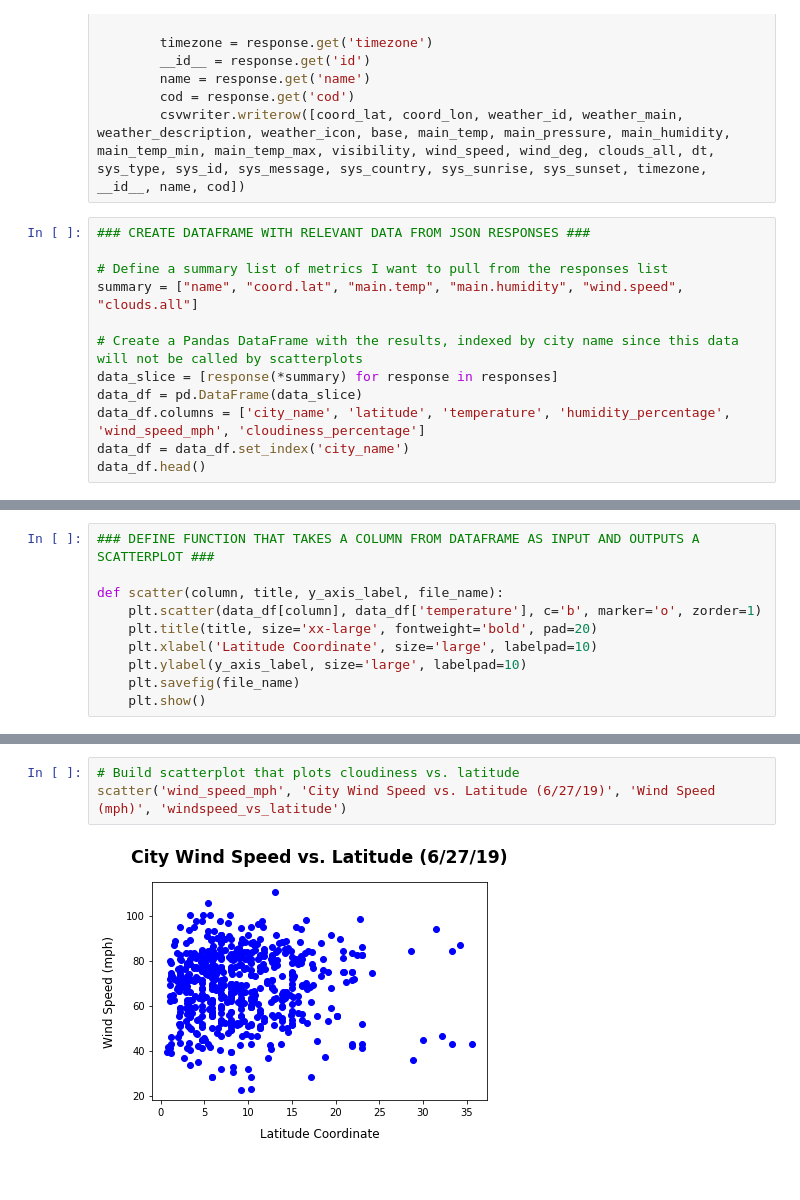
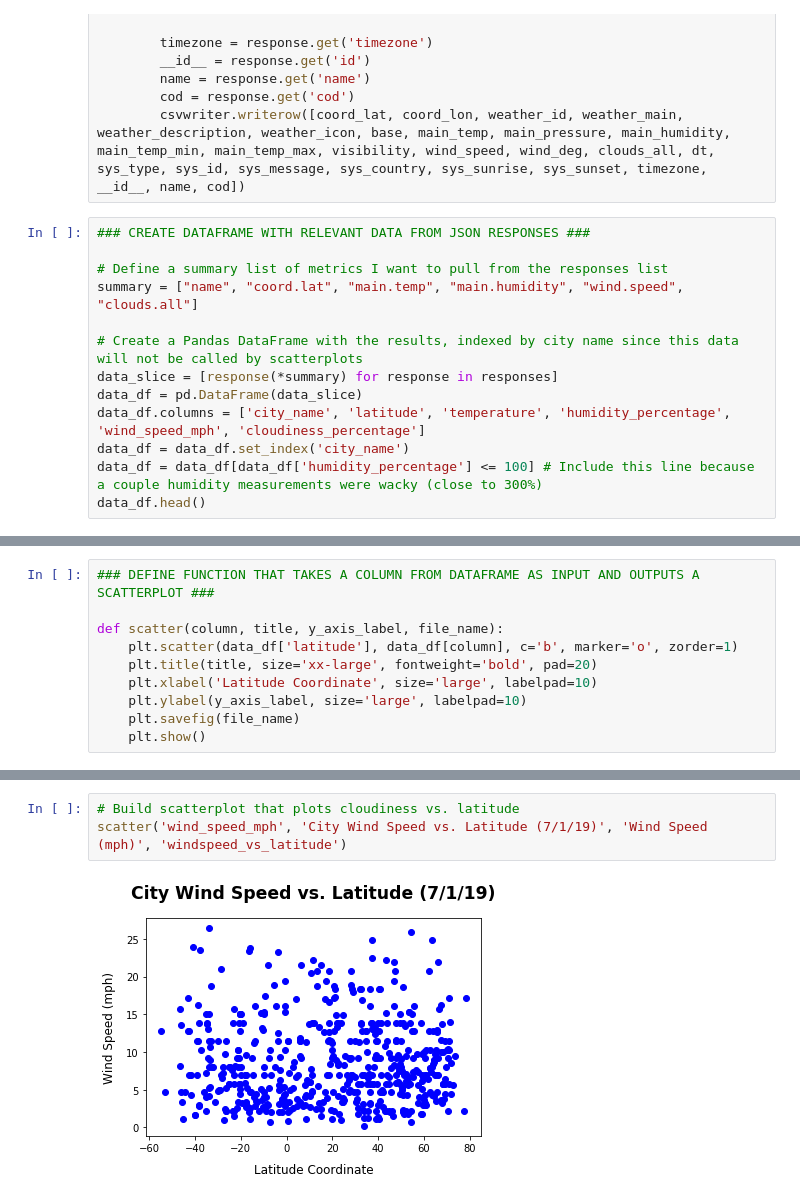
Before and after one commit to dpkeyes/Weather-Analysis-Python, a Jupyter notebook: weatherpy.ipynb, the cells around one changed output, grey strips where cells are left out. Drawn from its saved outputs; the diff is of its cells as text.

```diff
--- a/weatherpy.ipynb
+++ b/weatherpy.ipynb
@@ -152,6 +153,7 @@ data_slice = [response(*summary) for response in responses]
 data_df = pd.DataFrame(data_slice)
 data_df.columns = ['city_name', 'latitude', 'temperature', 'humidity_percentage', 'wind_speed_mph', 'cloudiness_percentage']
 data_df = data_df.set_index('city_name')
+data_df = data_df[data_df['humidity_percentage'] <= 100] # Include this line because a couple humidity measurements were wacky (close to 300%)
 data_df.head()
 # %% [output]
 |  | latitude | temperature | humidity_percentage | wind_speed_mph | cloudiness_percentage |
@@ -165,7 +167,7 @@ data_df.head()
 ### DEFINE FUNCTION THAT TAKES A COLUMN FROM DATAFRAME AS INPUT AND OUTPUTS A SCATTERPLOT ###
 
 def scatter(column, title, y_axis_label, file_name):
-    plt.scatter(data_df[column], data_df['temperature'], c='b', marker='o', zorder=1)
+    plt.scatter(data_df['latitude'], data_df[column], c='b', marker='o', zorder=1)
     plt.title(title, size='xx-large', fontweight='bold', pad=20)
     plt.xlabel('Latitude Coordinate', size='large', labelpad=10)
     plt.ylabel(y_axis_label, size='large', labelpad=10)
@@ -189,5 +191,5 @@ scatter('cloudiness_percentage', 'City Cloudiness vs. Latitude (6/27/19)', 'Clou
 # %%
 # Build scatterplot that plots cloudiness vs. latitude
-scatter('wind_speed_mph', 'City Wind Speed vs. Latitude (6/27/19)', 'Wind Speed (mph)', 'windspeed_vs_latitude')
+scatter('wind_speed_mph', 'City Wind Speed vs. Latitude (7/1/19)', 'Wind Speed (mph)', 'windspeed_vs_latitude')
 # %% [output]
-[figure, old version]
+[figure, new version]
```
Also changed, not shown: parts of 9 cells of this notebook, 5 other files.
